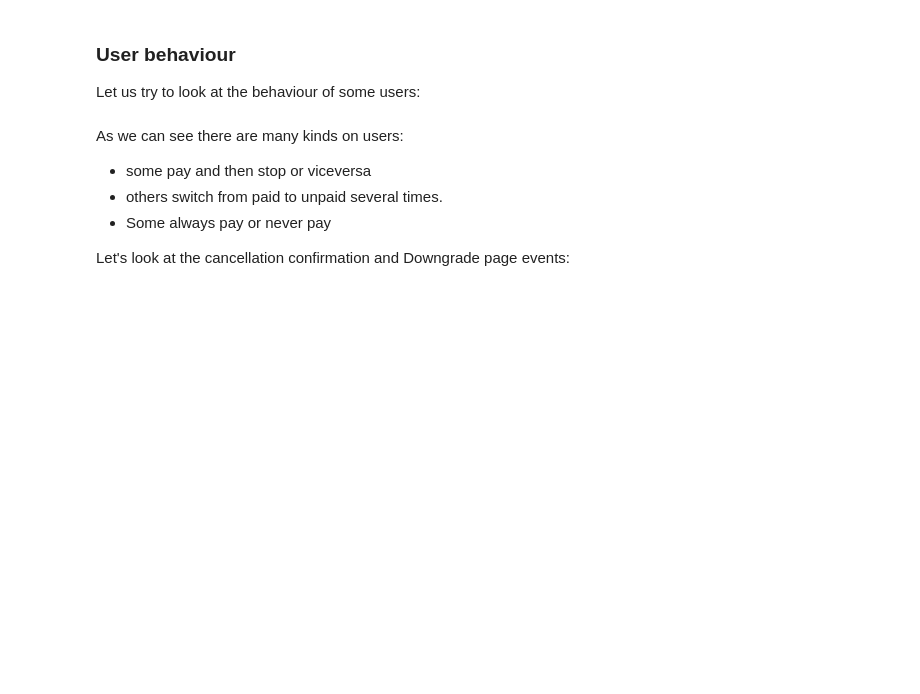
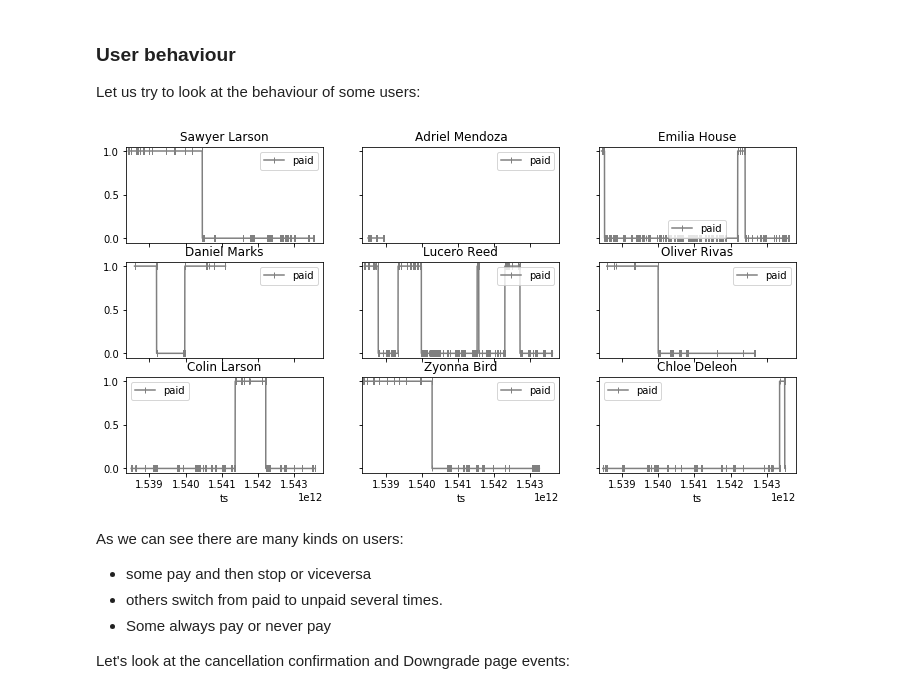
Before and after one commit to pedro-hf/sparkify, a Jupyter notebook: Sparkify.ipynb, the cells around one changed output. Cells and saved outputs as stored; diff of their text form; code cells hidden in the pictures; blank space fills up the shorter version.

```diff
--- a/Sparkify.ipynb
+++ b/Sparkify.ipynb
@@ -371,12 +367,16 @@ Let us try to look at the behaviour of some users:
 indexer = StringIndexer(inputCol="level", outputCol="paid")
 event_log_paid = indexer.fit(event_log).transform(event_log)
 # %%
-random_users = event_log_paid.select(['userId']).rdd.takeSample(False, 9, seed=0)
-fig, axs = plt.subplots(3,3, figsize=(16,14))
+random_users = event_log_paid.select(['userId', 'firstName', 'lastName']).rdd.takeSample(False, 9, seed=0)
+fig, axs = plt.subplots(3,3, figsize=(12, 6), sharex=True, sharey=True)
 axs = [item for sublist in axs for item in sublist]
 for random_user, ax in zip(random_users, axs):
-    random_user = random_user[0]
-    random_user_event_log = event_log_paid.filter(event_log.userId == random_user)
+    random_user_id = random_user[0]
+    random_user_name = random_user[1] + ' ' + random_user[2]
+    random_user_event_log = event_log_paid.filter(event_log.userId == random_user_id)
     df = random_user_event_log.select(['ts', 'paid']).toPandas()
-    df.set_index('ts').plot(marker='o', ax=ax)
-    ax.set_title(random_user)
+    df.set_index('ts').plot(marker='|', ax=ax, color='gray')
+    ax.set_title(random_user_name)
+    ax.set_xlim([ts_min*1000, ts_max*1000])
+# %% [output]
+[figure, added]
```
Also changed, not shown: parts of 36 cells of this notebook, 2 other files.
